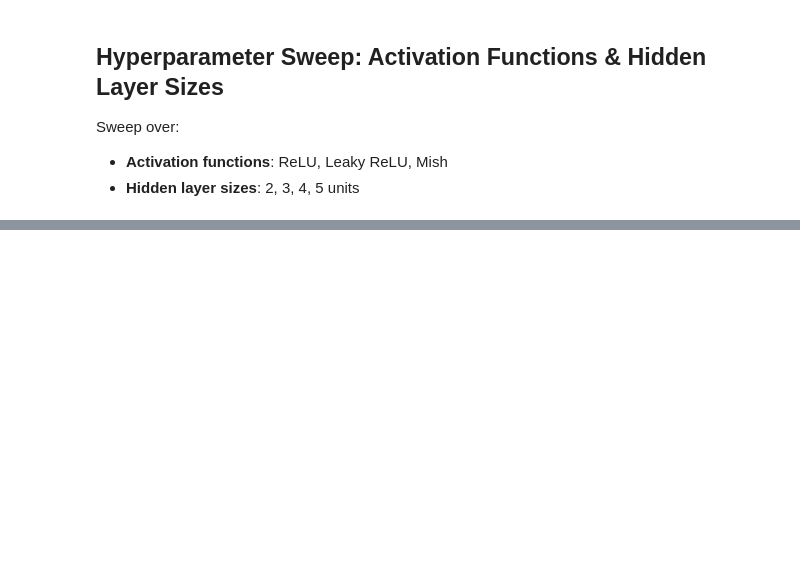
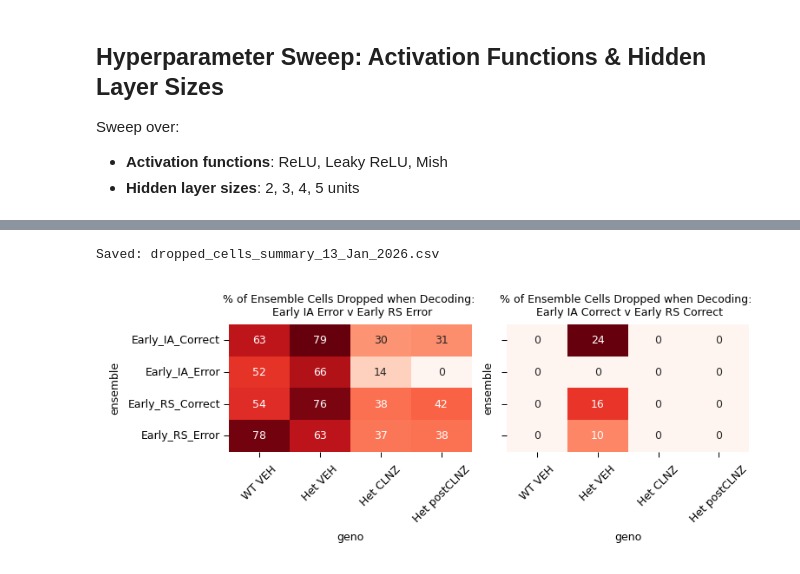
Before and after one commit to cjohnsoncruz/lightning_autoencoder, a Jupyter notebook: autoencoder_train_cloud_v3_paramsweep_only.ipynb, the cells around one changed output, grey strips where cells are left out. Saved outputs shown, nothing was run; the diff lists cells and outputs as text; code cells hidden in the pictures; blank space fills up the shorter version.

```diff
--- a/autoencoder_train_cloud_v3_paramsweep_only.ipynb
+++ b/autoencoder_train_cloud_v3_paramsweep_only.ipynb
@@ -857,3 +1156,26 @@ Best configuration: activation=mish, hidden_size=5
+# %%
+# Visualize dropped cells and save results
+fig, axes = plt.subplots(1, 2, figsize=(5, 2), layout='constrained', sharey= True)
+
+# Plot 1: Heatmap of % dropped by ensemble × geno (averaged across comparisons)
+for c, comp in enumerate(comparisons_to_analyze):
+    ax = axes[c]
+    comp_df = dropped_df.loc[dropped_df['comparison'] == comp]
+    pivot_pct = comp_df.pivot(index=['ensemble'], columns='geno', values='pct_dropped').loc[:, geno_order]
+    sns.heatmap(pivot_pct, annot=True, fmt='.0f', cmap='Reds', ax=ax, cbar = False)
+    set_labels(ax = ax, label_dict = {'x':'Genotype', 'y':'Ensemble',
+                                      'title':f'% of Ensemble Cells Dropped when Decoding: \n {comp.replace("_", " ")}'})
+    ax.set_xticklabels(ax.get_xticklabels(), rotation=45)
+
+axes[0].set_yticklabels(axes[0].get_yticklabels(), rotation=0)
+
+plt.savefig(f"dropped_cells_analysis_{date_tag}.png", dpi=150, bbox_inches='tight')
+# Save detailed results
+dropped_df.to_csv(f"dropped_cells_summary_{date_tag}.csv", index=False)
+print(f"\nSaved: dropped_cells_summary_{date_tag}.csv")
+# %% [output]
+Saved: dropped_cells_summary_13_Jan_2026.csv
+[figure, added]
 # %%
 def resample_ensemble_stage_activity(class_matrix_store,
                                      n_frames_to_draw:int=500,
```
Also changed, not shown: parts of 24 cells of this notebook, 6 other files.
